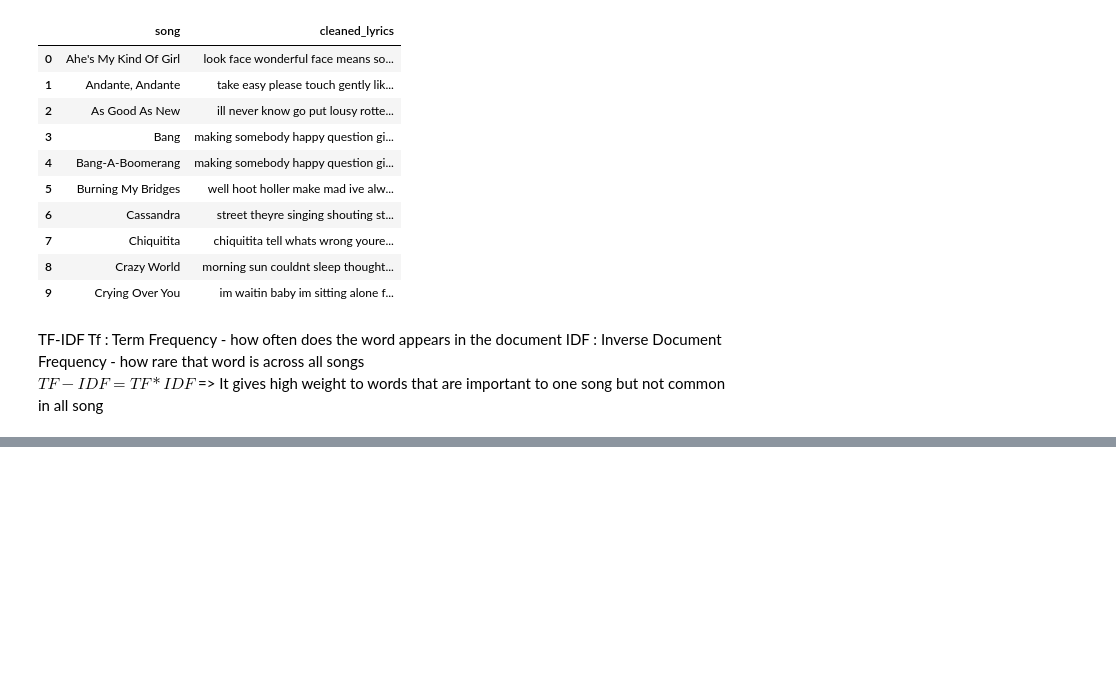
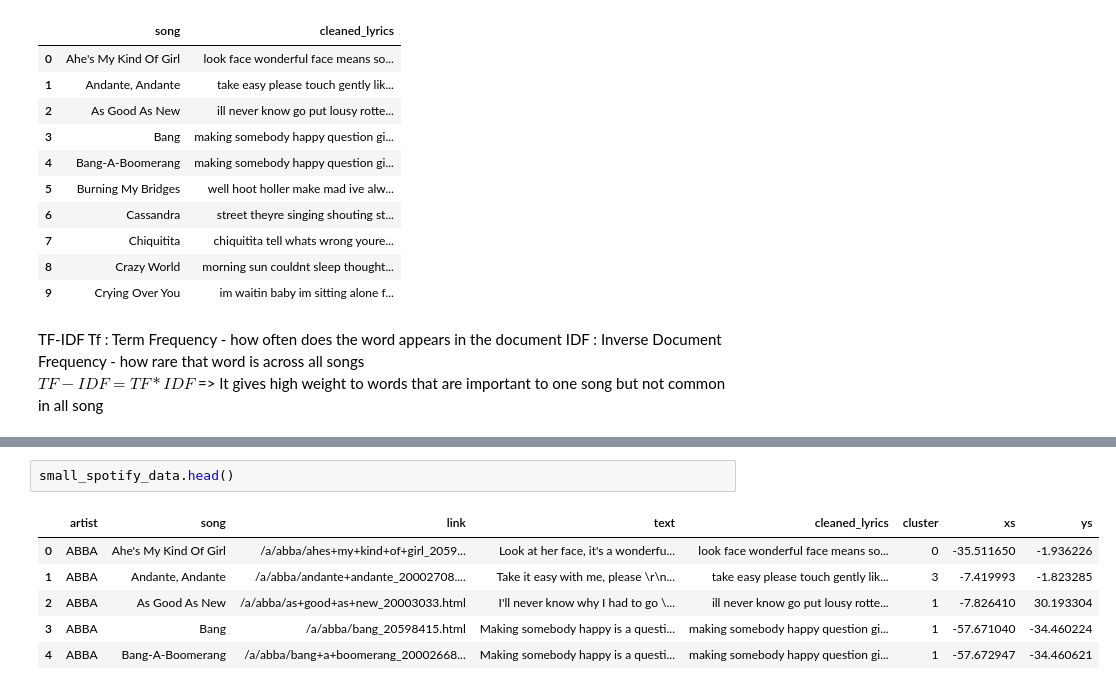
Before and after one commit to Aakash-shrestha/MusicRecommendationSystem, a Jupyter notebook: notebooks/recommendation_system.ipynb, the cells around one changed output, grey strips where cells are left out. Saved outputs shown, nothing was run; the diff lists cells and outputs as text; blank space fills up the shorter version.

```diff
--- a/notebooks/recommendation_system.ipynb
+++ b/notebooks/recommendation_system.ipynb
@@ -130,0 +140,9 @@ recommend(100)
+# %%
+small_spotify_data.head()
+# %% [output]
+|  | artist | song | link | text | cleaned_lyrics | cluster | xs | ys |
+| 0 | ABBA | Ahe's My Kind Of Girl | /a/abba/ahes+my+kind+of+girl_2059... | Look at her face, it's a wonderfu... | look face wonderful face means so... | 0 | -35.511650 | -1.936226 |
+| 1 | ABBA | Andante, Andante | /a/abba/andante+andante_20002708.... | Take it easy with me, please \r\n... | take easy please touch gently lik... | 3 | -7.419993 | -1.823285 |
+| 2 | ABBA | As Good As New | /a/abba/as+good+as+new_20003033.html | I'll never know why I had to go \... | ill never know go put lousy rotte... | 1 | -7.826410 | 30.193304 |
+| 3 | ABBA | Bang | /a/abba/bang_20598415.html | Making somebody happy is a questi... | making somebody happy question gi... | 1 | -57.671040 | -34.460224 |
+| 4 | ABBA | Bang-A-Boomerang | /a/abba/bang+a+boomerang_20002668... | Making somebody happy is a questi... | making somebody happy question gi... | 1 | -57.672947 | -34.460621 |
```
Also changed, not shown: parts of 9 cells of this notebook.
